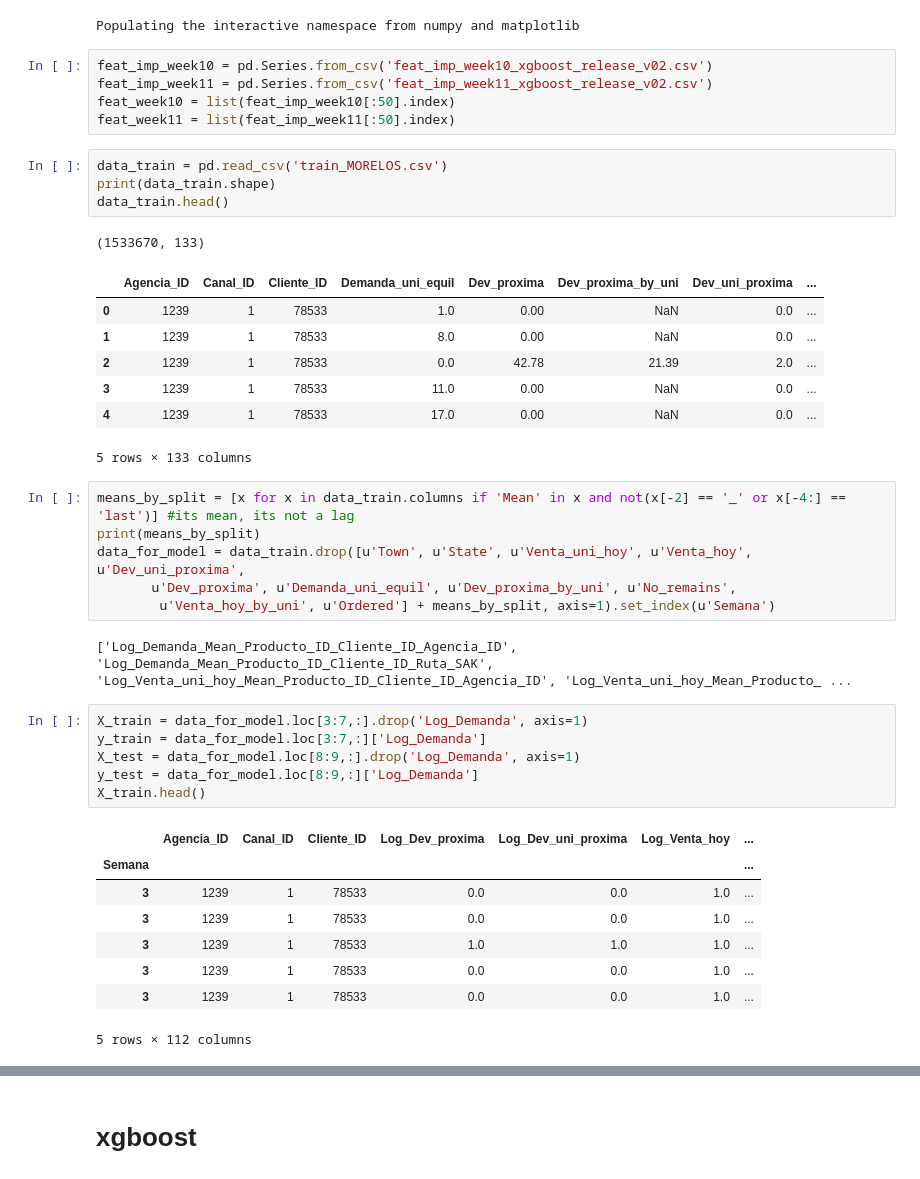
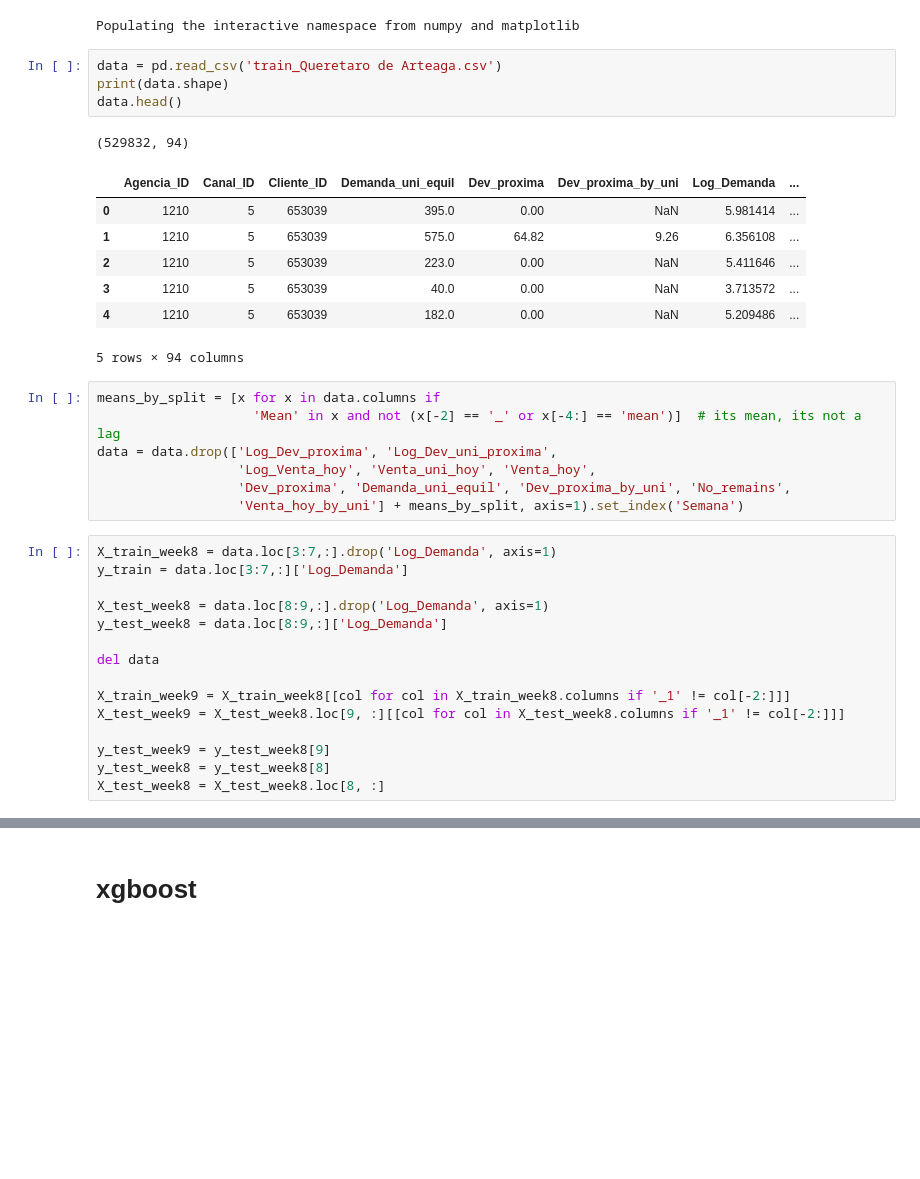
Before and after one commit to ValIlya/KB, a Jupyter notebook: models/xgboost_v2.ipynb, the cells around one changed output, grey strips where cells are left out. Drawn from its saved outputs; the diff is of its cells as text; blank space fills up the shorter version.

```diff
--- a/models/xgboost_v2.ipynb
+++ b/models/xgboost_v2.ipynb
@@ -18,44 +18,38 @@ import preprocessing_time_series as pts
 os.chdir(pts.working_dir() + 'Feature_releases/release_v02/')
 # %% [output]
 Populating the interactive namespace from numpy and matplotlib
-# %%
-feat_imp_week10 = pd.Series.from_csv('feat_imp_week10_xgboost_release_v02.csv')
-feat_imp_week11 = pd.Series.from_csv('feat_imp_week11_xgboost_release_v02.csv')
-feat_week10 = list(feat_imp_week10[:50].index)
-feat_week11 = list(feat_imp_week11[:50].index)
 # %%
-data_train = pd.read_csv('train_MORELOS.csv')
-print(data_train.shape)
-data_train.head()
+data = pd.read_csv('train_Queretaro de Arteaga.csv')
+print(data.shape)
+data.head()
 # %% [output]
-(1533670, 133)
+(529832, 94)
-|  | Agencia_ID | Canal_ID | Cliente_ID | Demanda_uni_equil | Dev_proxima | Dev_proxima_by_uni | Dev_uni_proxima | ... |
-| 0 | 1239 | 1 | 78533 | 1.0 | 0.00 | NaN | 0.0 | ... |
-| 1 | 1239 | 1 | 78533 | 8.0 | 0.00 | NaN | 0.0 | ... |
-| 2 | 1239 | 1 | 78533 | 0.0 | 42.78 | 21.39 | 2.0 | ... |
-| 3 | 1239 | 1 | 78533 | 11.0 | 0.00 | NaN | 0.0 | ... |
-| 4 | 1239 | 1 | 78533 | 17.0 | 0.00 | NaN | 0.0 | ... |
+|  | Agencia_ID | Canal_ID | Cliente_ID | Demanda_uni_equil | Dev_proxima | Dev_proxima_by_uni | Log_Demanda | ... |
+| 0 | 1210 | 5 | 653039 | 395.0 | 0.00 | NaN | 5.981414 | ... |
+| 1 | 1210 | 5 | 653039 | 575.0 | 64.82 | 9.26 | 6.356108 | ... |
+| 2 | 1210 | 5 | 653039 | 223.0 | 0.00 | NaN | 5.411646 | ... |
+| 3 | 1210 | 5 | 653039 | 40.0 | 0.00 | NaN | 3.713572 | ... |
+| 4 | 1210 | 5 | 653039 | 182.0 | 0.00 | NaN | 5.209486 | ... |
-5 rows × 133 columns
+5 rows × 94 columns
 # %%
-means_by_split = [x for x in data_train.columns if 'Mean' in x and not(x[-2] == '_' or x[-4:] == 'last')] #its mean, its not a lag
-print(means_by_split)
-data_for_model = data_train.drop([u'Town', u'State', u'Venta_uni_hoy', u'Venta_hoy', u'Dev_uni_proxima',
-       u'Dev_proxima', u'Demanda_uni_equil', u'Dev_proxima_by_uni', u'No_remains',
-        u'Venta_hoy_by_uni', u'Ordered'] + means_by_split, axis=1).set_index(u'Semana')
+means_by_split = [x for x in data.columns if
+                    'Mean' in x and not (x[-2] == '_' or x[-4:] == 'mean')]  # its mean, its not a lag
+data = data.drop(['Log_Dev_proxima', 'Log_Dev_uni_proxima',
+                  'Log_Venta_hoy', 'Venta_uni_hoy', 'Venta_hoy',
+                  'Dev_proxima', 'Demanda_uni_equil', 'Dev_proxima_by_uni', 'No_remains',
+                  'Venta_hoy_by_uni'] + means_by_split, axis=1).set_index('Semana')
-# %% [output]
-['Log_Demanda_Mean_Producto_ID_Cliente_ID_Agencia_ID', 'Log_Demanda_Mean_Producto_ID_Cliente_ID_Ruta_SAK', 'Log_Venta_uni_hoy_Mean_Producto_ID_Cliente_ID_Agencia_ID', 'Log_Venta_uni_hoy_Mean_Producto_ ...
 # %%
-X_train = data_for_model.loc[3:7,:].drop('Log_Demanda', axis=1)
-y_train = data_for_model.loc[3:7,:]['Log_Demanda']
-X_test = data_for_model.loc[8:9,:].drop('Log_Demanda', axis=1)
-y_test = data_for_model.loc[8:9,:]['Log_Demanda']
-X_train.head()
+X_train_week8 = data.loc[3:7,:].drop('Log_Demanda', axis=1)
+y_train = data.loc[3:7,:]['Log_Demanda']
+
+X_test_week8 = data.loc[8:9,:].drop('Log_Demanda', axis=1)
+y_test_week8 = data.loc[8:9,:]['Log_Demanda']
+
+del data
+
+X_train_week9 = X_train_week8[[col for col in X_train_week8.columns if '_1' != col[-2:]]]
+X_test_week9 = X_test_week8.loc[9, :][[col for col in X_test_week8.columns if '_1' != col[-2:]]]
+
+y_test_week9 = y_test_week8[9]
+y_test_week8 = y_test_week8[8]
+X_test_week8 = X_test_week8.loc[8, :]
-# %% [output]
-|  | Agencia_ID | Canal_ID | Cliente_ID | Log_Dev_proxima | Log_Dev_uni_proxima | Log_Venta_hoy | ... |
-| Semana |  |  |  |  |  |  | ... |
-| 3 | 1239 | 1 | 78533 | 0.0 | 0.0 | 1.0 | ... |
-| 3 | 1239 | 1 | 78533 | 0.0 | 0.0 | 1.0 | ... |
-| 3 | 1239 | 1 | 78533 | 1.0 | 1.0 | 1.0 | ... |
-| 3 | 1239 | 1 | 78533 | 0.0 | 0.0 | 1.0 | ... |
-| 3 | 1239 | 1 | 78533 | 0.0 | 0.0 | 1.0 | ... |
-5 rows × 112 columns
```
Also changed, not shown: parts of 16 cells of this notebook.
